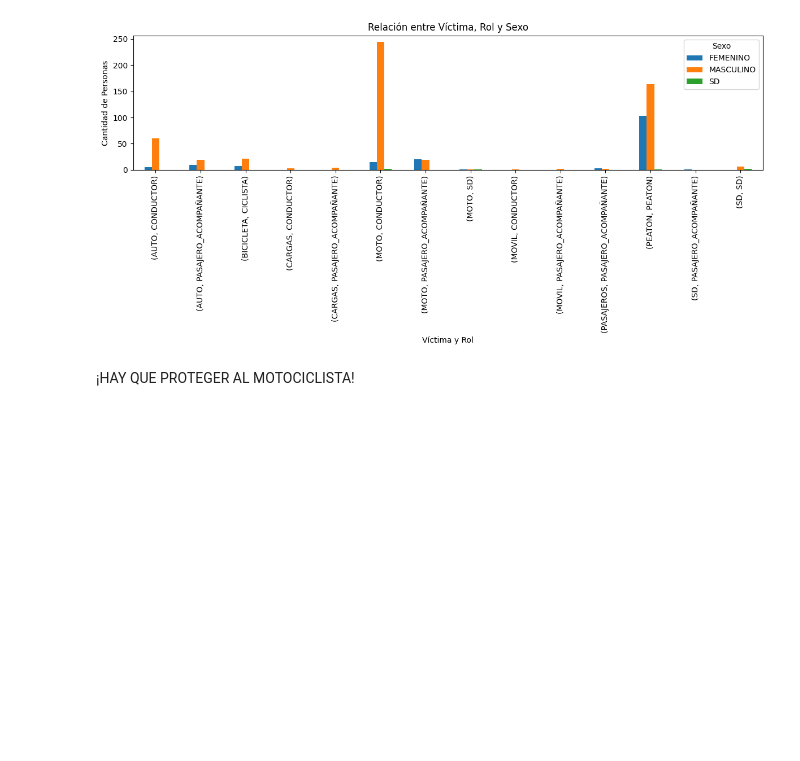
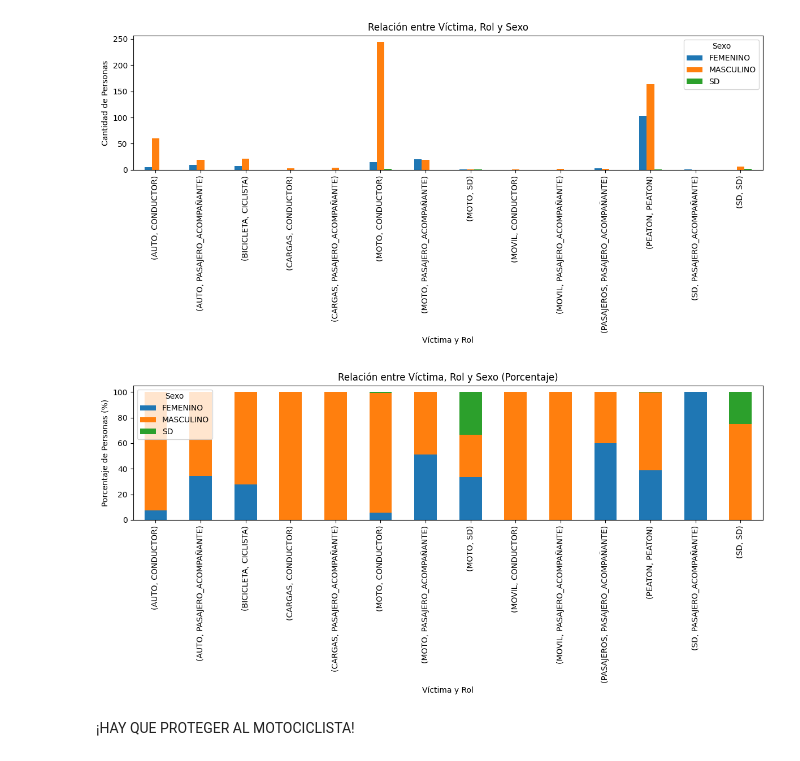
Before and after one commit to willflorez/accidentesVialesBA, a Jupyter notebook: EDA.ipynb, the cells around one changed output. Drawn from its saved outputs; the diff is of its cells as text; code cells hidden in the pictures; blank space fills up the shorter version.

```diff
--- a/EDA.ipynb
+++ b/EDA.ipynb
@@ -625,6 +625,18 @@ plt.legend(title='Sexo')
 plt.show()
 # %% [output]
 [figure]
+# %%
+tabla_contingencia1 = pd.crosstab([df_victimas['VICTIMA'], df_victimas['ROL']], df_victimas['SEXO'])
+tabla_contingencia1_porcentaje = tabla_contingencia1.div(tabla_contingencia1.sum(axis=1), axis=0) * 100
+tabla_contingencia1_porcentaje.plot(kind='bar', stacked=True, figsize=(12, 6))
+plt.xlabel('Víctima y Rol')
+plt.ylabel('Porcentaje de Personas (%)')
+plt.title('Relación entre Víctima, Rol y Sexo (Porcentaje)')
+plt.tight_layout()
+plt.legend(title='Sexo')
+plt.show()
+# %% [output]
+[figure, added]
 # %% [markdown]
 ¡HAY QUE PROTEGER AL MOTOCICLISTA!
 # %% [markdown]
```
Also changed, not shown: parts of 34 cells of this notebook.
